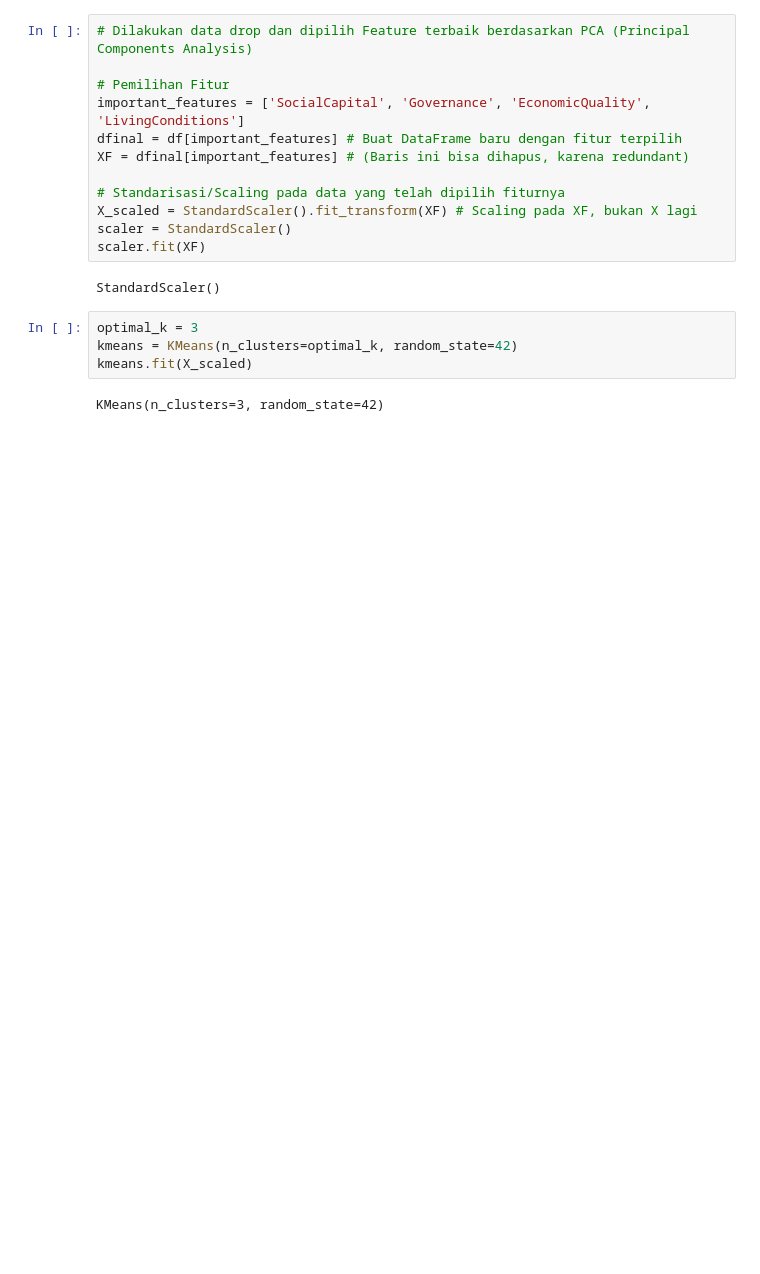
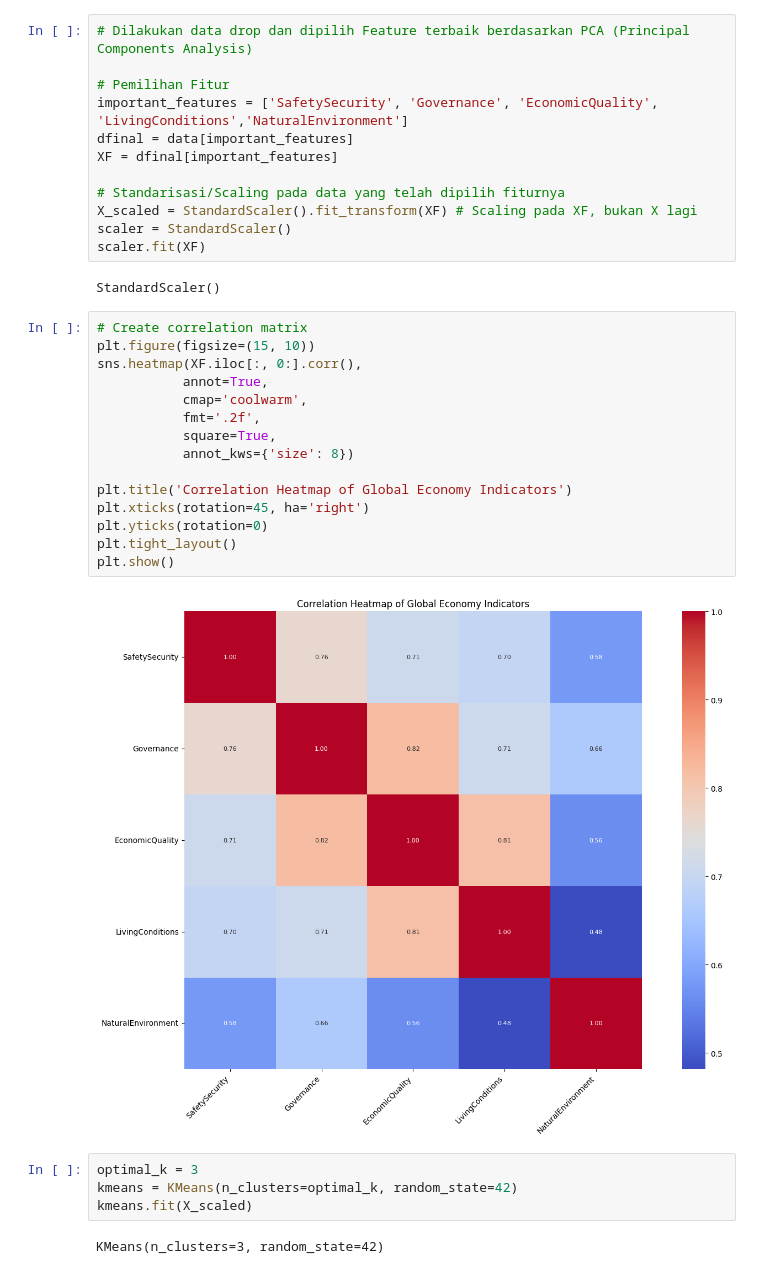
Before and after one commit to Ferituaku/Tubes_Machine_learning_Economy_Prediction, a Jupyter notebook: Project_Akhir_Machine_Learning.ipynb, the cells around one changed output. Cells and saved outputs as stored; diff of their text form; blank space fills up the shorter version.

```diff
--- a/Project_Akhir_Machine_Learning.ipynb
+++ b/Project_Akhir_Machine_Learning.ipynb
@@ -327,9 +325,9 @@ Meskipun tampak kontradiktif, negara dengan tantangan ekonomi besar mungkin memi
 # Dilakukan data drop dan dipilih Feature terbaik berdasarkan PCA (Principal Components Analysis)
 
 # Pemilihan Fitur
-important_features = ['SocialCapital', 'Governance', 'EconomicQuality', 'LivingConditions']
-dfinal = df[important_features] # Buat DataFrame baru dengan fitur terpilih
-XF = dfinal[important_features] # (Baris ini bisa dihapus, karena redundant)
+important_features = ['SafetySecurity', 'Governance', 'EconomicQuality', 'LivingConditions','NaturalEnvironment']
+dfinal = data[important_features]
+XF = dfinal[important_features]
 
 # Standarisasi/Scaling pada data yang telah dipilih fiturnya
 X_scaled = StandardScaler().fit_transform(XF) # Scaling pada XF, bukan X lagi
@@ -337,6 +335,23 @@ scaler = StandardScaler()
 scaler.fit(XF)
 # %% [output]
 StandardScaler()
+# %%
+# Create correlation matrix
+plt.figure(figsize=(15, 10))
+sns.heatmap(XF.iloc[:, 0:].corr(),
+           annot=True,
+           cmap='coolwarm',
+           fmt='.2f',
+           square=True,
+           annot_kws={'size': 8})
+
+plt.title('Correlation Heatmap of Global Economy Indicators')
+plt.xticks(rotation=45, ha='right')
+plt.yticks(rotation=0)
+plt.tight_layout()
+plt.show()
+# %% [output]
+[figure, added]
 # %%
 optimal_k = 3
 kmeans = KMeans(n_clusters=optimal_k, random_state=42)
```
Also changed, not shown: parts of 4 cells of this notebook, 5 other files.
